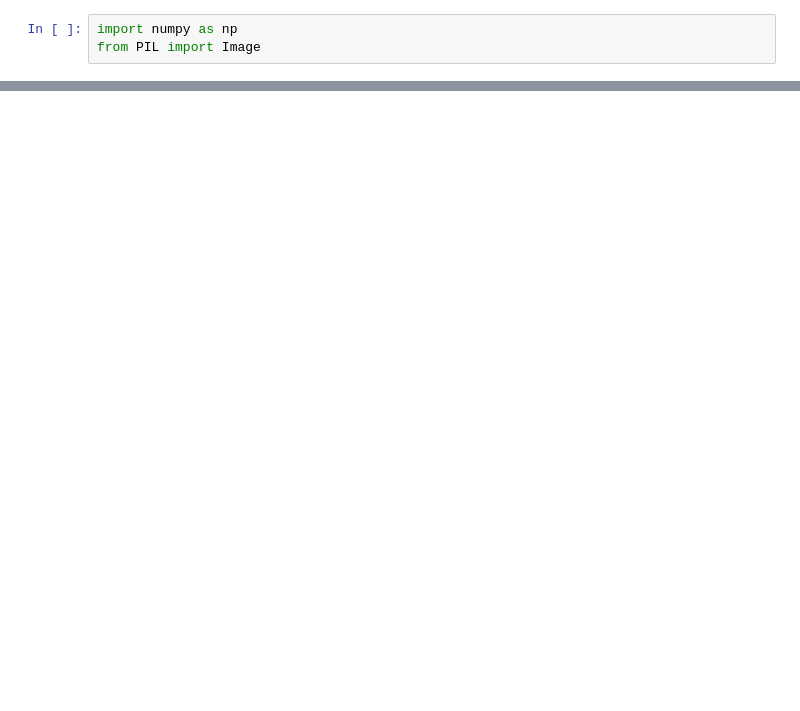
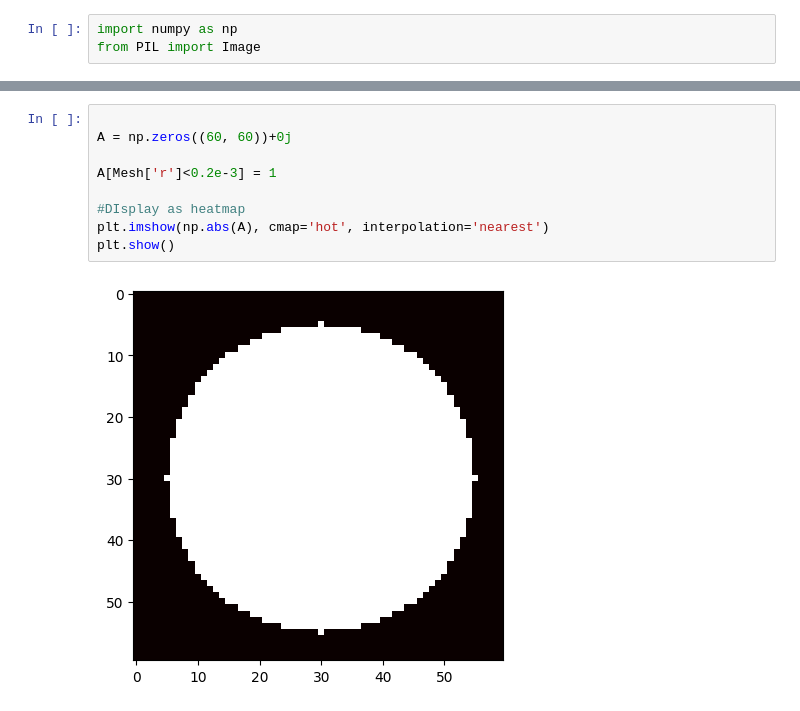
Before and after one commit to pramcodes/DDNN, a Jupyter notebook: encoding.ipynb, the cells around one changed output, grey strips where cells are left out. Cells and saved outputs as stored; diff of their text form; blank space fills up the shorter version.

```diff
--- a/encoding.ipynb
+++ b/encoding.ipynb
@@ -46,0 +176,11 @@ plt.show()
+# %%
+
+A = np.zeros((60, 60))+0j
+
+A[Mesh['r']<0.2e-3] = 1
+
+#DIsplay as heatmap
+plt.imshow(np.abs(A), cmap='hot', interpolation='nearest')
+plt.show()
+# %% [output]
+[figure, added]
```
Also changed, not shown: parts of 9 cells of this notebook, 1 other file.
